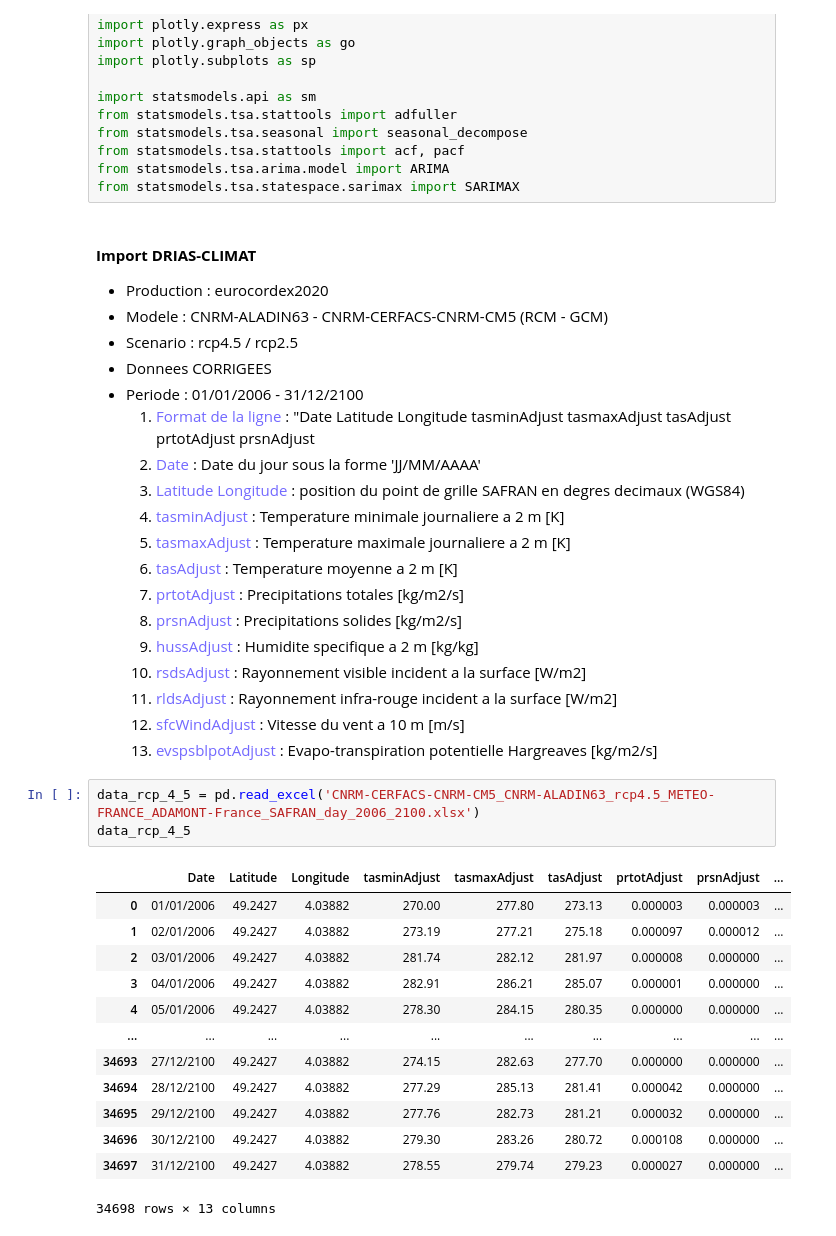
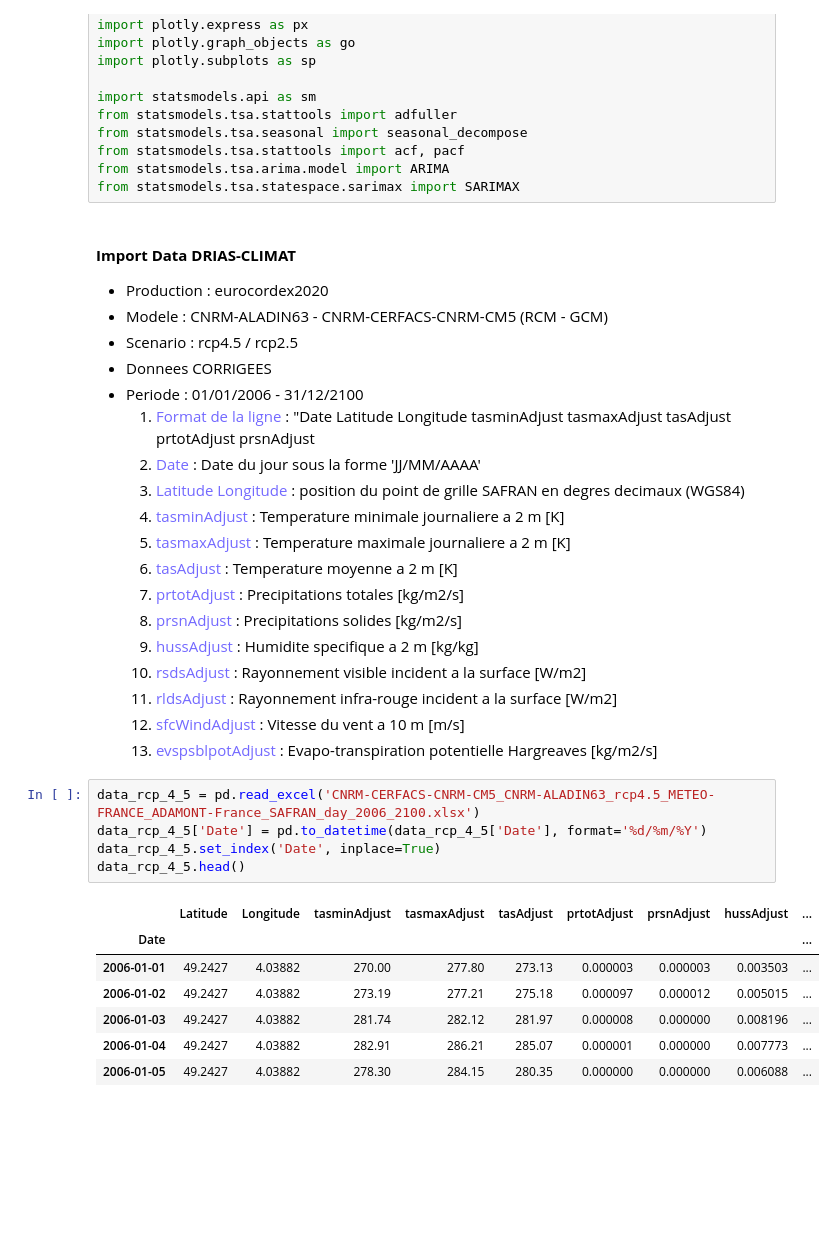
Before and after one commit to kubit07/data_analyse_DRIAS, a Jupyter notebook: data_analyse_DRIAS.ipynb, the cells around one changed output. Drawn from its saved outputs; the diff is of its cells as text; blank space fills up the shorter version.

Commit message:
Data

```diff
--- a/data_analyse_DRIAS.ipynb
+++ b/data_analyse_DRIAS.ipynb
@@ -21,7 +21,7 @@ from statsmodels.tsa.stattools import acf, pacf
 from statsmodels.tsa.arima.model import ARIMA
 from statsmodels.tsa.statespace.sarimax import SARIMAX
 # %% [markdown]
-#### **Import DRIAS-CLIMAT**
+#### **Import Data DRIAS-CLIMAT**
 - Production : eurocordex2020
 - Modele : CNRM-ALADIN63 - CNRM-CERFACS-CNRM-CM5 (RCM - GCM)
 - Scenario : rcp4.5 / rcp2.5
@@ -42,19 +42,15 @@ from statsmodels.tsa.statespace.sarimax import SARIMAX
     13. <span style="color: #7369FFFF;">evspsblpotAdjust</span> : Evapo-transpiration potentielle Hargreaves [kg/m2/s]
 # %%
 data_rcp_4_5 = pd.read_excel('CNRM-CERFACS-CNRM-CM5_CNRM-ALADIN63_rcp4.5_METEO-FRANCE_ADAMONT-France_SAFRAN_day_2006_2100.xlsx')
-data_rcp_4_5
+data_rcp_4_5['Date'] = pd.to_datetime(data_rcp_4_5['Date'], format='%d/%m/%Y')
+data_rcp_4_5.set_index('Date', inplace=True)
+data_rcp_4_5.head()
 # %% [output]
-|  | Date | Latitude | Longitude | tasminAdjust | tasmaxAdjust | tasAdjust | prtotAdjust | prsnAdjust | ... |
-| 0 | 01/01/2006 | 49.2427 | 4.03882 | 270.00 | 277.80 | 273.13 | 0.000003 | 0.000003 | ... |
-| 1 | 02/01/2006 | 49.2427 | 4.03882 | 273.19 | 277.21 | 275.18 | 0.000097 | 0.000012 | ... |
-| 2 | 03/01/2006 | 49.2427 | 4.03882 | 281.74 | 282.12 | 281.97 | 0.000008 | 0.000000 | ... |
-| 3 | 04/01/2006 | 49.2427 | 4.03882 | 282.91 | 286.21 | 285.07 | 0.000001 | 0.000000 | ... |
-| 4 | 05/01/2006 | 49.2427 | 4.03882 | 278.30 | 284.15 | 280.35 | 0.000000 | 0.000000 | ... |
-| ... | ... | ... | ... | ... | ... | ... | ... | ... | ... |
-| 34693 | 27/12/2100 | 49.2427 | 4.03882 | 274.15 | 282.63 | 277.70 | 0.000000 | 0.000000 | ... |
-| 34694 | 28/12/2100 | 49.2427 | 4.03882 | 277.29 | 285.13 | 281.41 | 0.000042 | 0.000000 | ... |
-| 34695 | 29/12/2100 | 49.2427 | 4.03882 | 277.76 | 282.73 | 281.21 | 0.000032 | 0.000000 | ... |
-| 34696 | 30/12/2100 | 49.2427 | 4.03882 | 279.30 | 283.26 | 280.72 | 0.000108 | 0.000000 | ... |
-| 34697 | 31/12/2100 | 49.2427 | 4.03882 | 278.55 | 279.74 | 279.23 | 0.000027 | 0.000000 | ... |
+|  | Latitude | Longitude | tasminAdjust | tasmaxAdjust | tasAdjust | prtotAdjust | prsnAdjust | hussAdjust | ... |
+| Date |  |  |  |  |  |  |  |  | ... |
+| 2006-01-01 | 49.2427 | 4.03882 | 270.00 | 277.80 | 273.13 | 0.000003 | 0.000003 | 0.003503 | ... |
+| 2006-01-02 | 49.2427 | 4.03882 | 273.19 | 277.21 | 275.18 | 0.000097 | 0.000012 | 0.005015 | ... |
+| 2006-01-03 | 49.2427 | 4.03882 | 281.74 | 282.12 | 281.97 | 0.000008 | 0.000000 | 0.008196 | ... |
+| 2006-01-04 | 49.2427 | 4.03882 | 282.91 | 286.21 | 285.07 | 0.000001 | 0.000000 | 0.007773 | ... |
+| 2006-01-05 | 49.2427 | 4.03882 | 278.30 | 284.15 | 280.35 | 0.000000 | 0.000000 | 0.006088 | ... |
-34698 rows × 13 columns
 # %%
```
Also changed, not shown: parts of 8 cells of this notebook, 17 other files.
